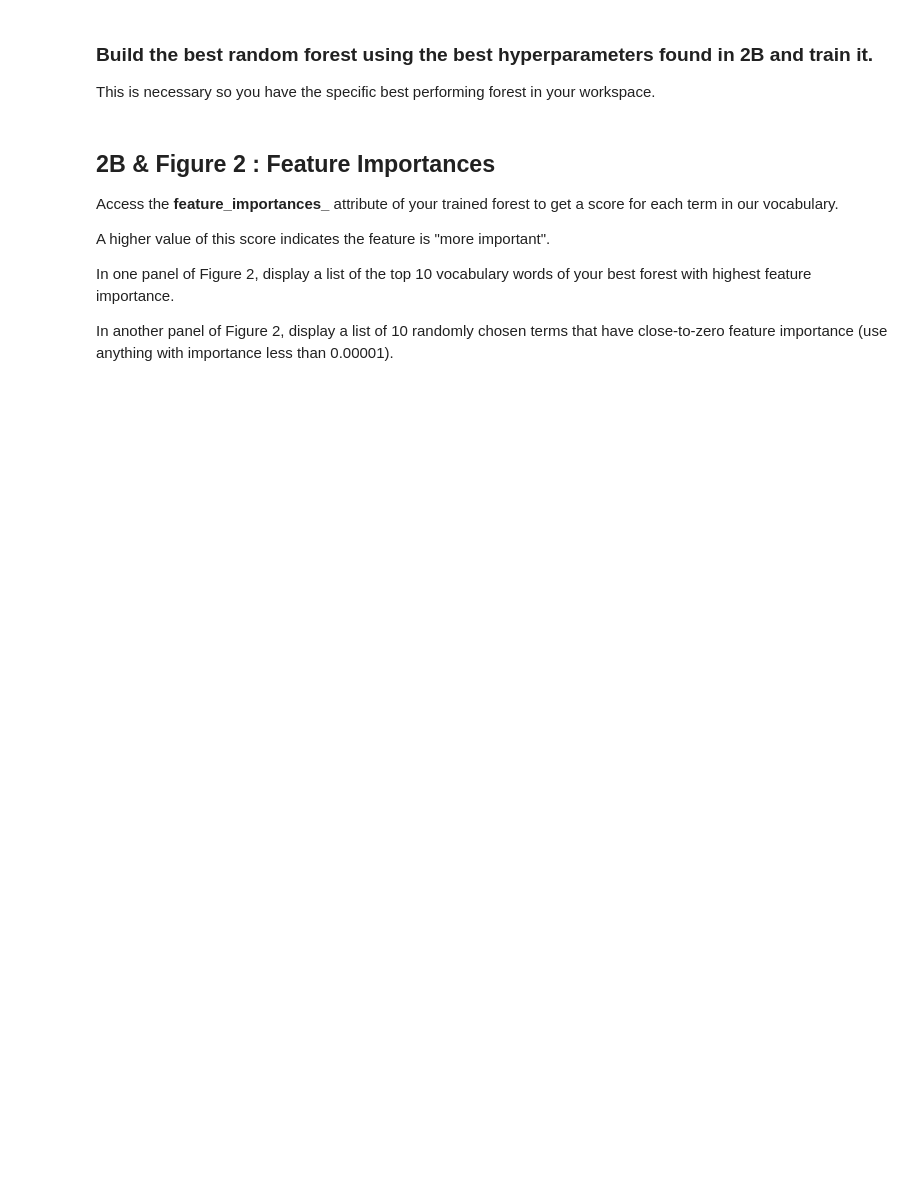
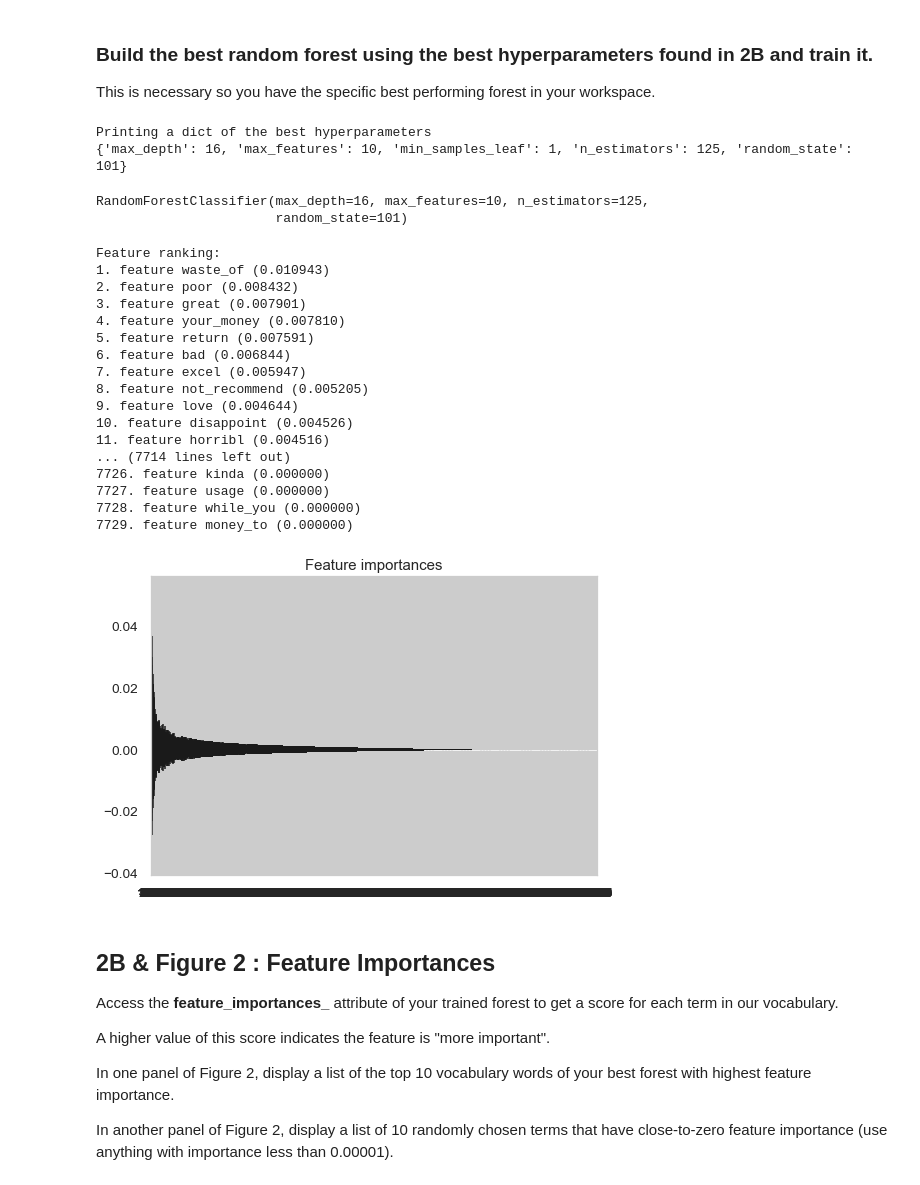
Before and after one commit to brawnerquan/comp135-20f-assignments, a Jupyter notebook: hw4/hw4.ipynb, the cells around one changed output. Saved outputs shown, nothing was run; the diff lists cells and outputs as text; code cells hidden in the pictures; blank space fills up the shorter version.

```diff
--- a/hw4/hw4.ipynb
+++ b/hw4/hw4.ipynb
@@ -347,3 +373,56 @@ This is necessary so you have the specific best performing forest in your worksp
+# %%
+print("Printing a dict of the best hyperparameters")
+print(forest_searcher.best_params_)
+# %% [output]
+Printing a dict of the best hyperparameters
+{'max_depth': 16, 'max_features': 10, 'min_samples_leaf': 1, 'n_estimators': 125, 'random_state': 101}
+# %%
+
+best_forest = forest.set_params(criterion='gini', min_samples_leaf=1, random_state=101, max_depth=16, n_estimators=125, max_features=10) #TODO
+best_forest.fit(x_tr_NF, y_tr_N)
+# %% [output]
+RandomForestClassifier(max_depth=16, max_features=10, n_estimators=125,
+                       random_state=101)
+# %%
+
+importances = best_forest.feature_importances_
+std = np.std([tree.feature_importances_ for tree in best_forest.estimators_],
+             axis=0)
+indices = np.argsort(importances)[::-1]
+
+# Print the feature ranking
+print("Feature ranking:")
+
+for f in range(x_tr_NF.shape[1]):
+    print("%d. feature %s (%f)" % (f + 1, vocab_list[indices[f]], importances[indices[f]]))
+
+# Plot the impurity-based feature importances of the forest
+plt.figure()
+plt.title("Feature importances")
+plt.bar(range(x_tr_NF.shape[1]), importances[indices],
+        color="r", yerr=std[indices], align="center")
+plt.xticks(range(x_tr_NF.shape[1]), indices)
+plt.xlim([-1, x_tr_NF.shape[1]])
+plt.show()
+# %% [output]
+Feature ranking:
+1. feature waste_of (0.010943)
+2. feature poor (0.008432)
+3. feature great (0.007901)
+4. feature your_money (0.007810)
+5. feature return (0.007591)
+6. feature bad (0.006844)
+7. feature excel (0.005947)
+8. feature not_recommend (0.005205)
+9. feature love (0.004644)
+10. feature disappoint (0.004526)
+11. feature horribl (0.004516)
+... (7714 lines left out)
+7726. feature kinda (0.000000)
+7727. feature usage (0.000000)
+7728. feature while_you (0.000000)
+7729. feature money_to (0.000000)
+[figure, added]
 # %% [markdown]
 ## 2B & Figure 2 : Feature Importances
 
```
Also changed, not shown: parts of 10 cells of this notebook.
